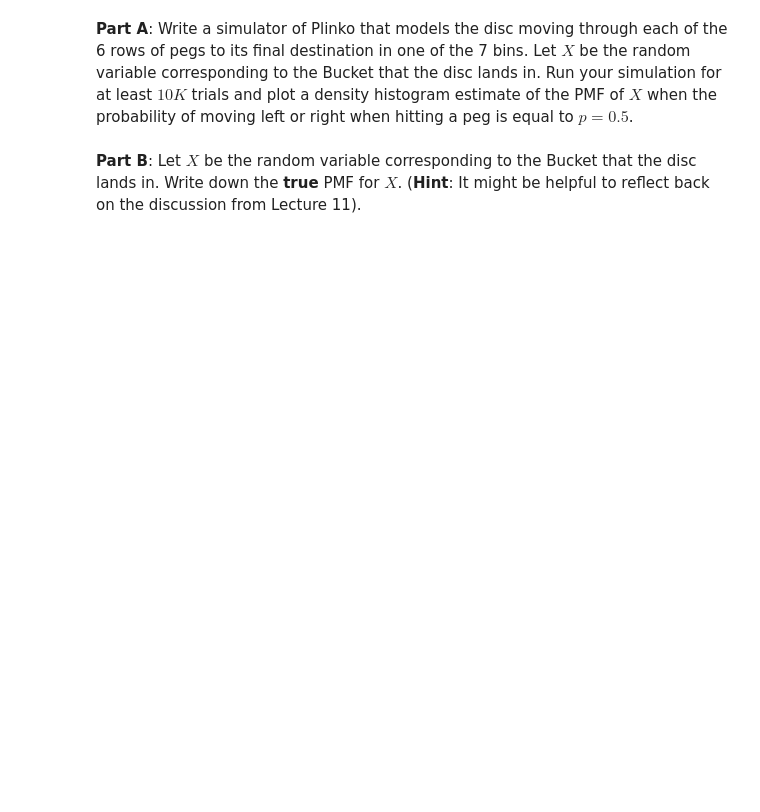
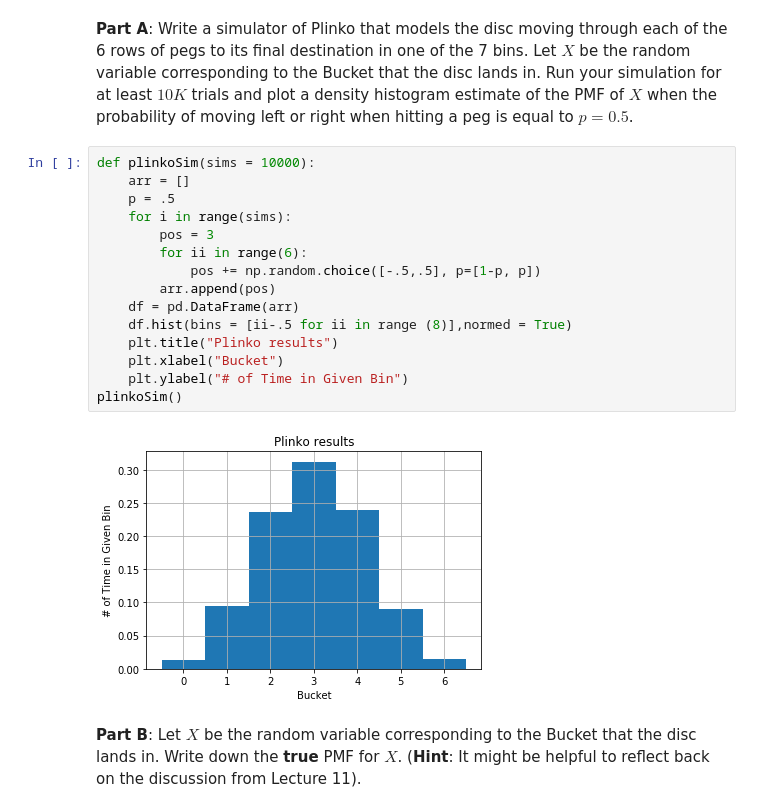
Before and after one commit to Matt-Sredojevic/csci3022, a Jupyter notebook: homework/homework4/hmwk04_Lastname_Firstname.ipynb, the cells around one changed output. Saved outputs shown, nothing was run; the diff lists cells and outputs as text; blank space fills up the shorter version.

```diff
--- a/homework/homework4/hmwk04_Lastname_Firstname.ipynb
+++ b/homework/homework4/hmwk04_Lastname_Firstname.ipynb
@@ -170,5 +229,22 @@ For instance, the following board depicts a Plinko game with boundaries at $0.5$
 ![alt text](http://danlarremore.com/misc/plinko2.png)
 # %% [markdown]
 **Part A**: Write a simulator of Plinko that models the disc moving through each of the 6 rows of pegs to its final destination in one of the 7 bins. Let $X$ be the random variable corresponding to the Bucket that the disc lands in. Run your simulation for at least $10K$ trials and plot a density histogram estimate of the PMF of $X$ when the probability of moving left or right when hitting a peg is equal to $p = 0.5$.
+# %%
+def plinkoSim(sims = 10000):
+    arr = []
+    p = .5
+    for i in range(sims):
+        pos = 3
+        for ii in range(6):
+            pos += np.random.choice([-.5,.5], p=[1-p, p])
+        arr.append(pos)
+    df = pd.DataFrame(arr)
+    df.hist(bins = [ii-.5 for ii in range (8)],normed = True)
+    plt.title("Plinko results")
+    plt.xlabel("Bucket")
+    plt.ylabel("# of Time in Given Bin")
+plinkoSim()
+# %% [output]
+[figure, added]
 # %% [markdown]
 **Part B**: Let $X$ be the random variable corresponding to the Bucket that the disc lands in.  Write down the **true** PMF for $X$. (**Hint**: It might be helpful to reflect back on the discussion from Lecture 11).
```
Also changed, not shown: parts of 28 cells of this notebook.
